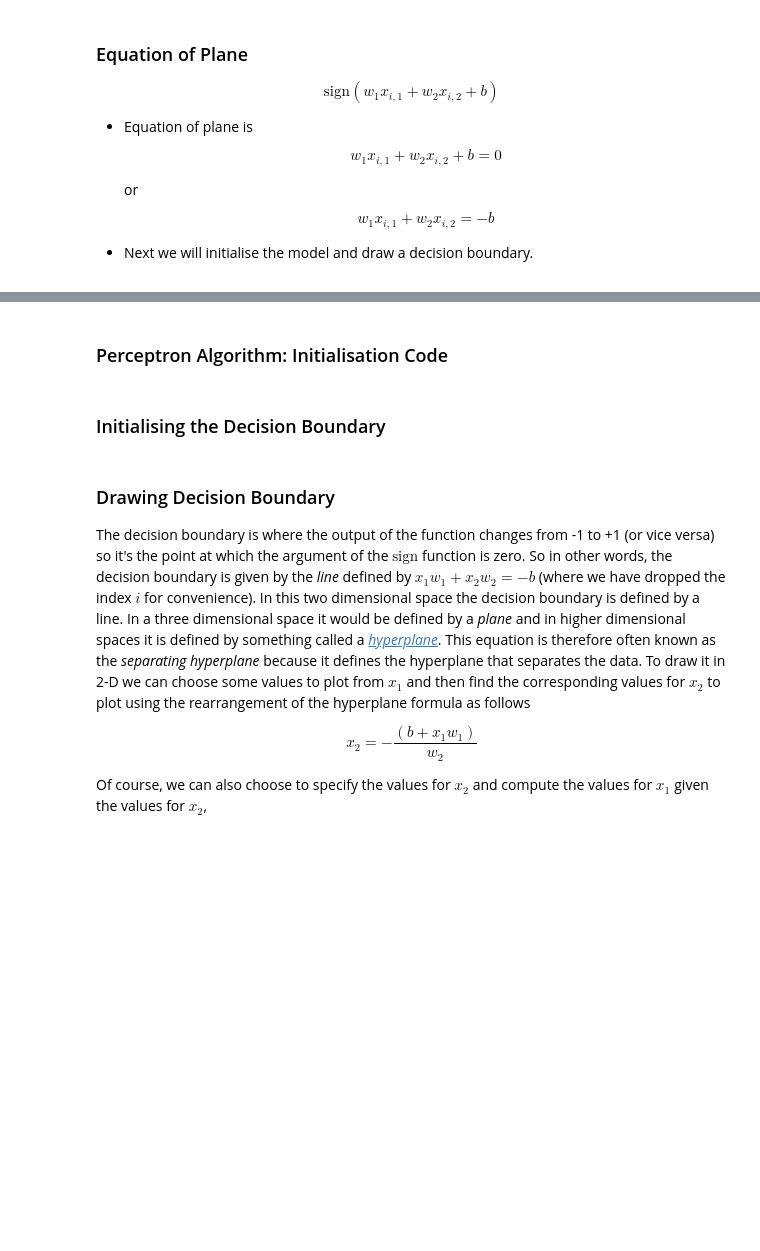
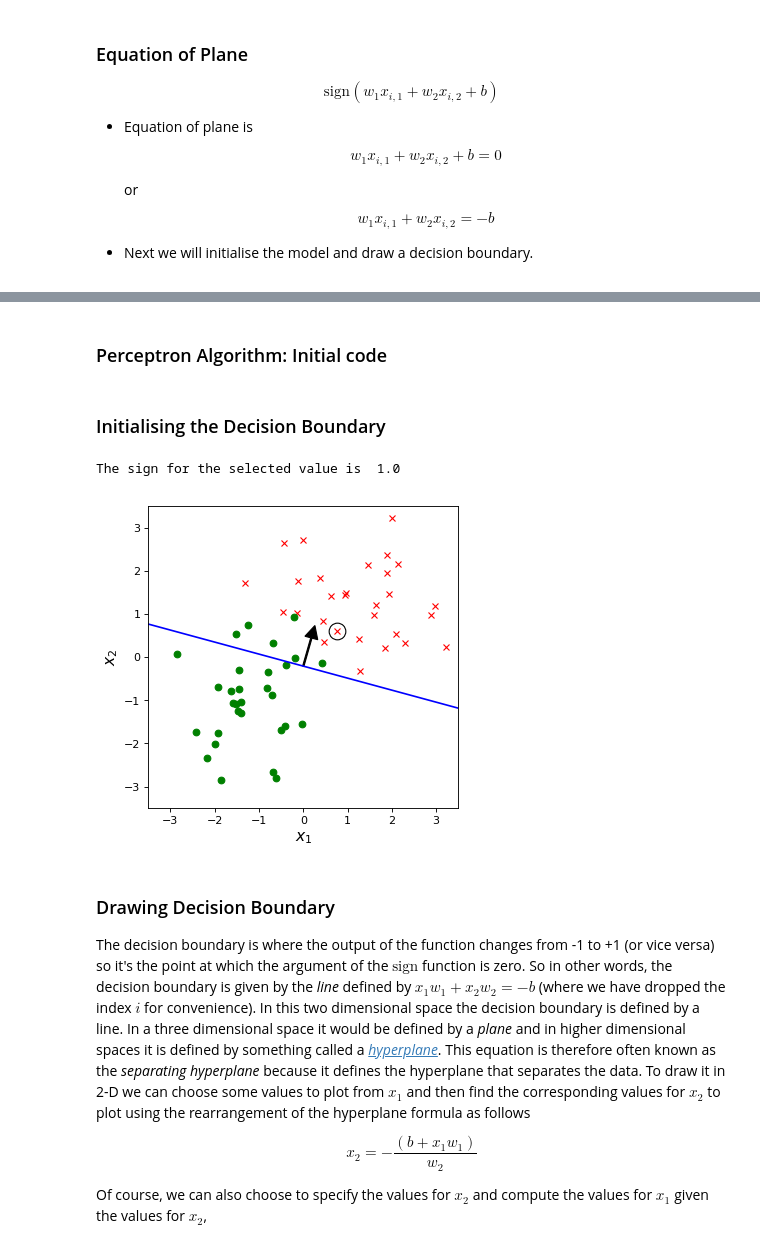
Before and after one commit to TUOS-COM-4509-6509-2018-19/assignment-2-AvalonKn, a Jupyter notebook: s2_objective.ipynb, the cells around one changed output, grey strips where cells are left out. Saved outputs shown, nothing was run; the diff lists cells and outputs as text; code cells hidden in the pictures; blank space fills up the shorter version.

```diff
--- a/s2_objective.ipynb
+++ b/s2_objective.ipynb
@@ -88,2 +106,2 @@ $$\text{sign}\left(w_1 x_{i, 1} + w_2 x_{i, 2} + b\right)$$
 # %% [markdown]
-### Perceptron Algorithm: Initialisation Code
+### Perceptron Algorithm: Initial code
@@ -136,3 +185,14 @@ plot_perceptron(w, b)
+# %%
+#np.random.seed(seed=1001)
+w = 0.5*np.random.randn(2)
+b = 0.5*np.random.randn()
+plot_perceptron(w, b)
+x_selected = x_plus[1]
+plt.plot(x_selected[0], x_selected[1], 'o', mfc='none', mec='k', ms=15, lw=5)
+print("The sign for the selected value is ", np.sign(np.dot(w, x_selected)+b))
+# %% [output]
+The sign for the selected value is  1.0
+[figure, added]
 # %% [markdown]
 
 ### Drawing Decision Boundary
```
Also changed, not shown: parts of 37 cells of this notebook, 2 other files.
